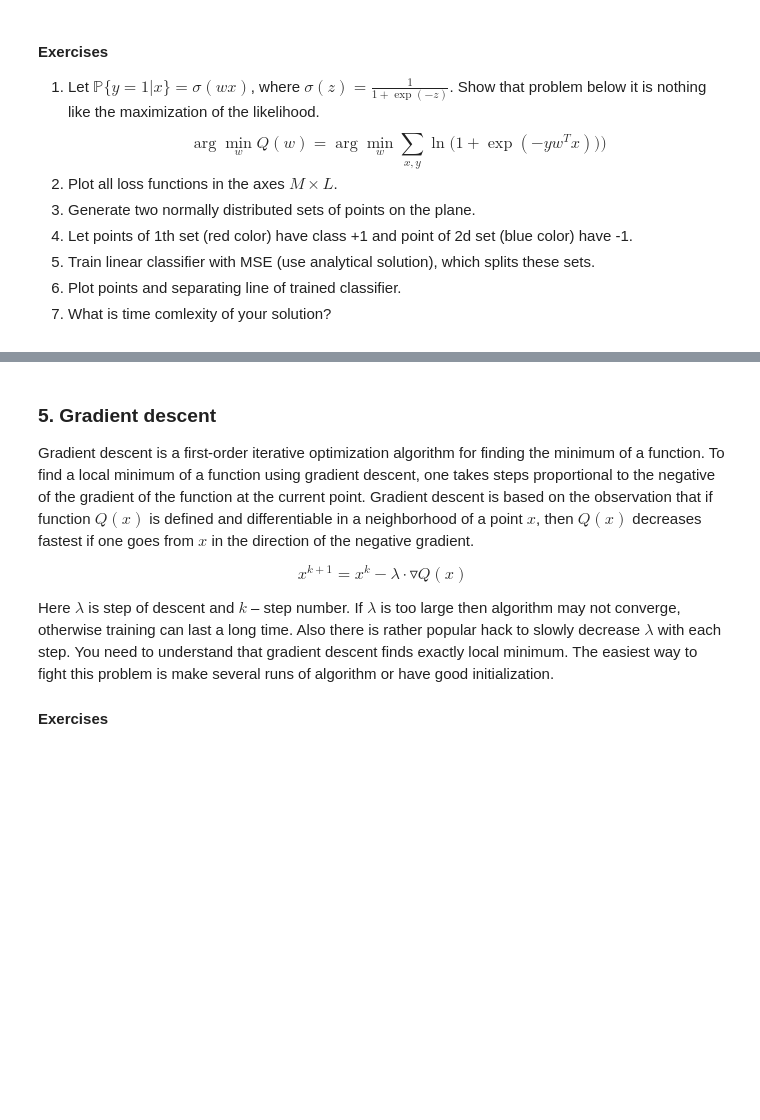
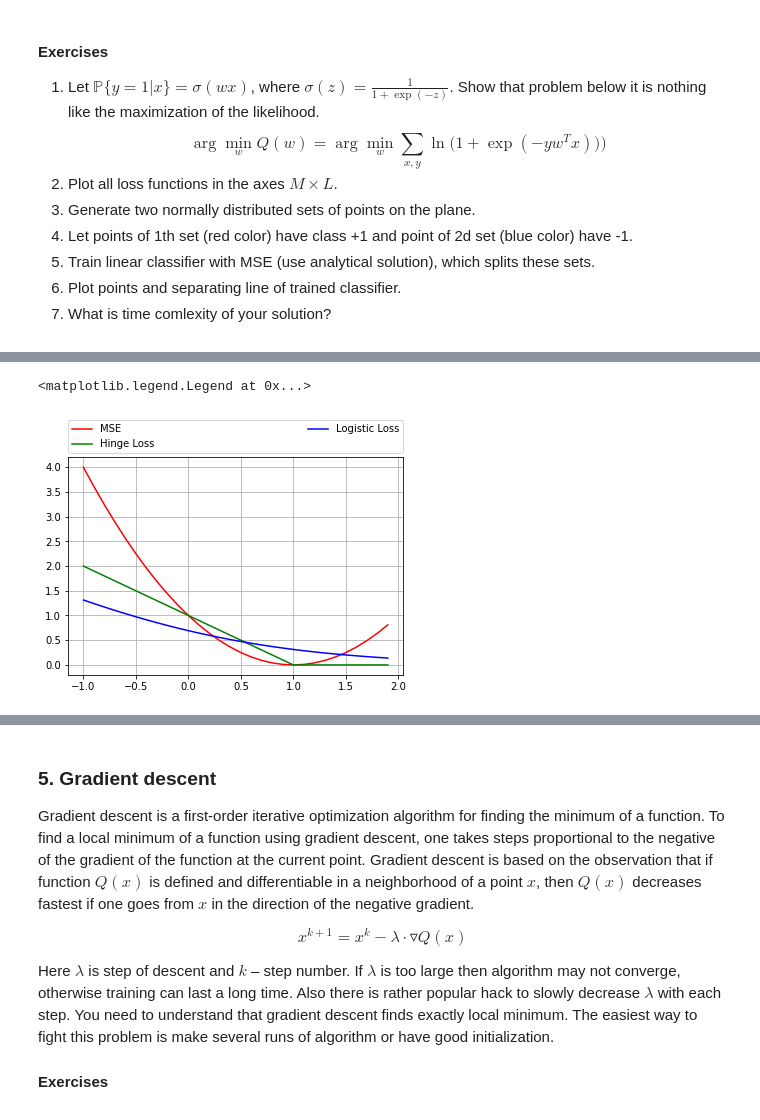
Before and after one commit to RakitinDen/Renju, a Jupyter notebook: lab-1.ipynb, the cells around one changed output, grey strips where cells are left out. Drawn from its saved outputs; the diff is of its cells as text; code cells hidden in the pictures; blank space fills up the shorter version.

```diff
--- a/lab-1.ipynb
+++ b/lab-1.ipynb
@@ -267,0 +274,15 @@ $$\arg\min_{w}Q(w) = \arg\min_{w} \sum_{x, y} \ln \big(1 + \exp(-yw^Tx )) \big)$
+# %%
+segment = np.arange(-1, 2, 0.1)
+plt.grid(True)
+
+MSE_graph = (segment - 1) ** 2
+hinge_loss_graph = np.maximum(np.zeros(segment.shape[0]), np.ones(segment.shape[0]) - segment)
+logistic_loss_graph = np.log(1 + np.exp(-segment))
+plt.plot(segment, MSE_graph, label='MSE', color='red')
+plt.plot(segment, hinge_loss_graph, label="Hinge Loss", color='green')
+plt.plot(segment, logistic_loss_graph, label="Logistic Loss", color='blue')
+plt.legend(bbox_to_anchor=(0., 1.02, 1., .102), loc=3,
+       ncol=2, mode="expand", borderaxespad=0.)
+# %% [output]
+<matplotlib.legend.Legend at 0x...>
+[figure, added]
```
Also changed, not shown: parts of 11 cells of this notebook.
